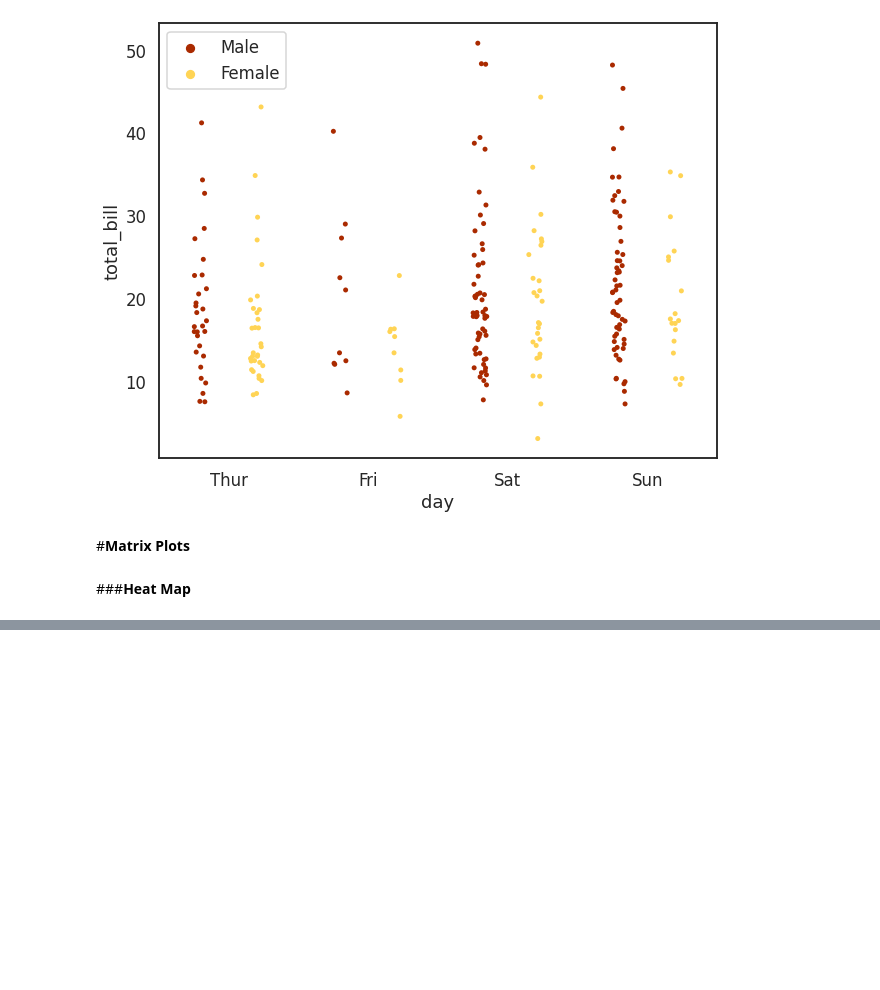
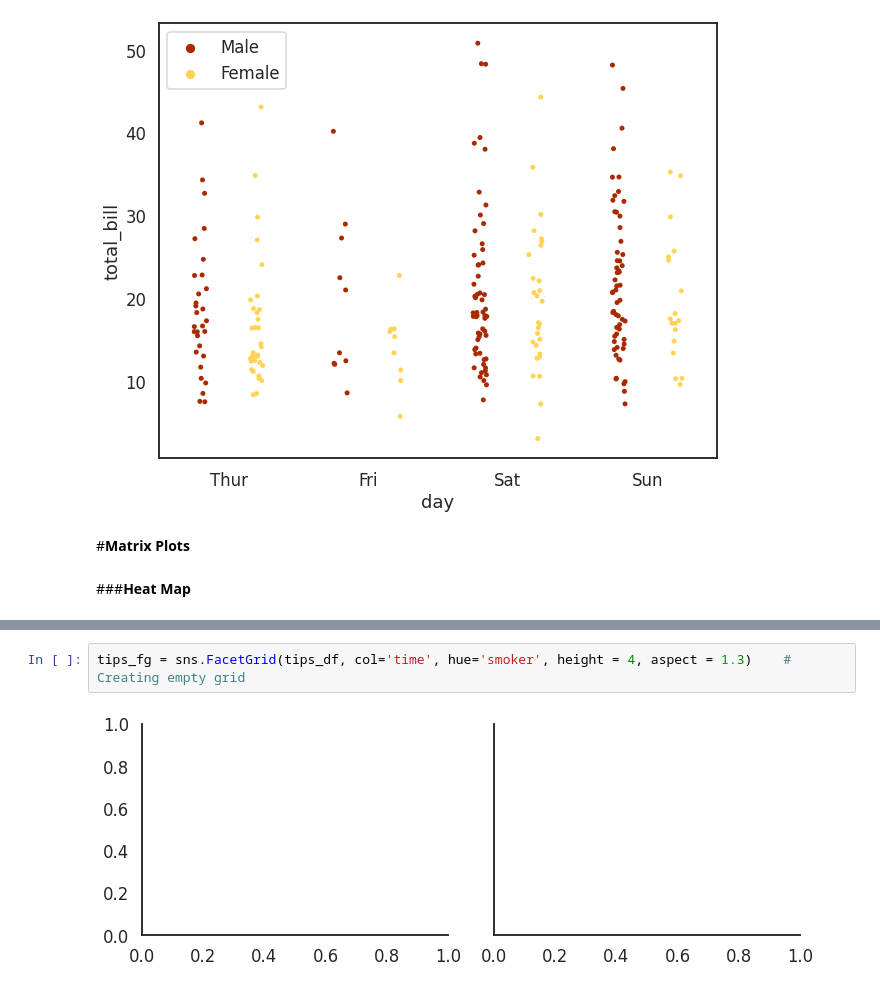
Before and after one commit to yagnik99/Daily-Basic-Coding, a Jupyter notebook: Seaborn.ipynb, the cells around one changed output, grey strips where cells are left out. Drawn from its saved outputs; the diff is of its cells as text; blank space fills up the shorter version.

```diff
--- a/Seaborn.ipynb
+++ b/Seaborn.ipynb
@@ -176,0 +266,4 @@ plt.legend(loc=0)   # Move or set the label. here male/female - or can use other
+# %%
+tips_fg = sns.FacetGrid(tips_df, col='time', hue='smoker', height = 4, aspect = 1.3)    # Creating empty grid
+# %% [output]
+[figure, added]
```
Also changed, not shown: parts of 22 cells of this notebook.
